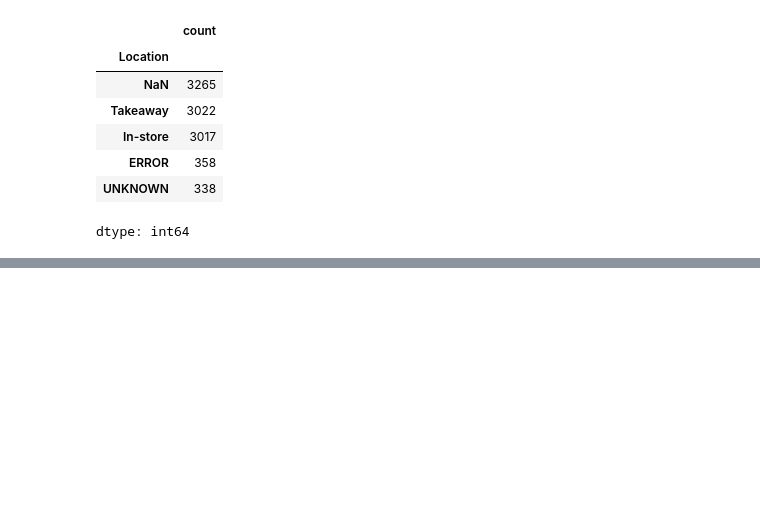
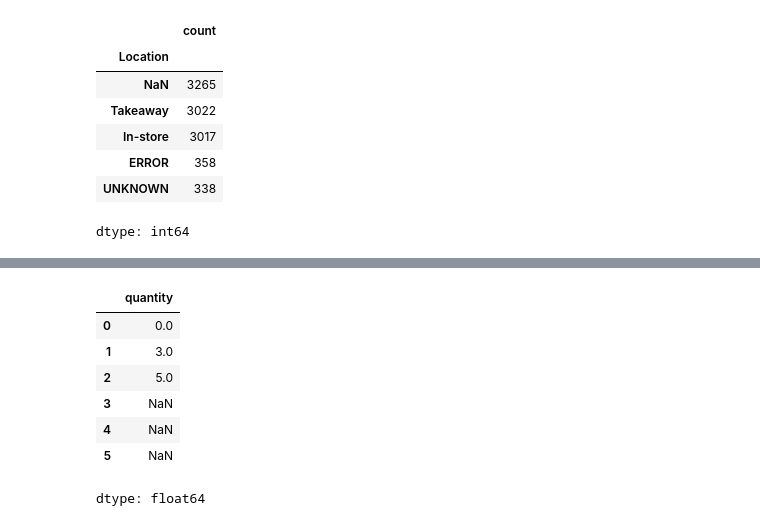
Before and after one commit to zzzer0-wav/Analysis_Cafe_Sales, a Jupyter notebook: EDA_cafe_sales.ipynb, the cells around one changed output, grey strips where cells are left out. Cells and saved outputs as stored; diff of their text form; code cells hidden in the pictures; blank space fills up the shorter version.

```diff
--- a/EDA_cafe_sales.ipynb
+++ b/EDA_cafe_sales.ipynb
@@ -201,0 +282,14 @@ Lines with 'ERROR' or 'UNKNOWN': 2845
+# %%
+new_df = pd.DataFrame({'quantity': [0, 3, 5, '', np.nan, 'q']})
+# display(new_df)
+# new_df.info()
+pd.to_numeric(new_df['quantity'], errors='coerce')
+# %% [output]
+|  | quantity |
+| 0 | 0.0 |
+| 1 | 3.0 |
+| 2 | 5.0 |
+| 3 | NaN |
+| 4 | NaN |
+| 5 | NaN |
+dtype: float64
```
Also changed, not shown: parts of 13 cells of this notebook.
